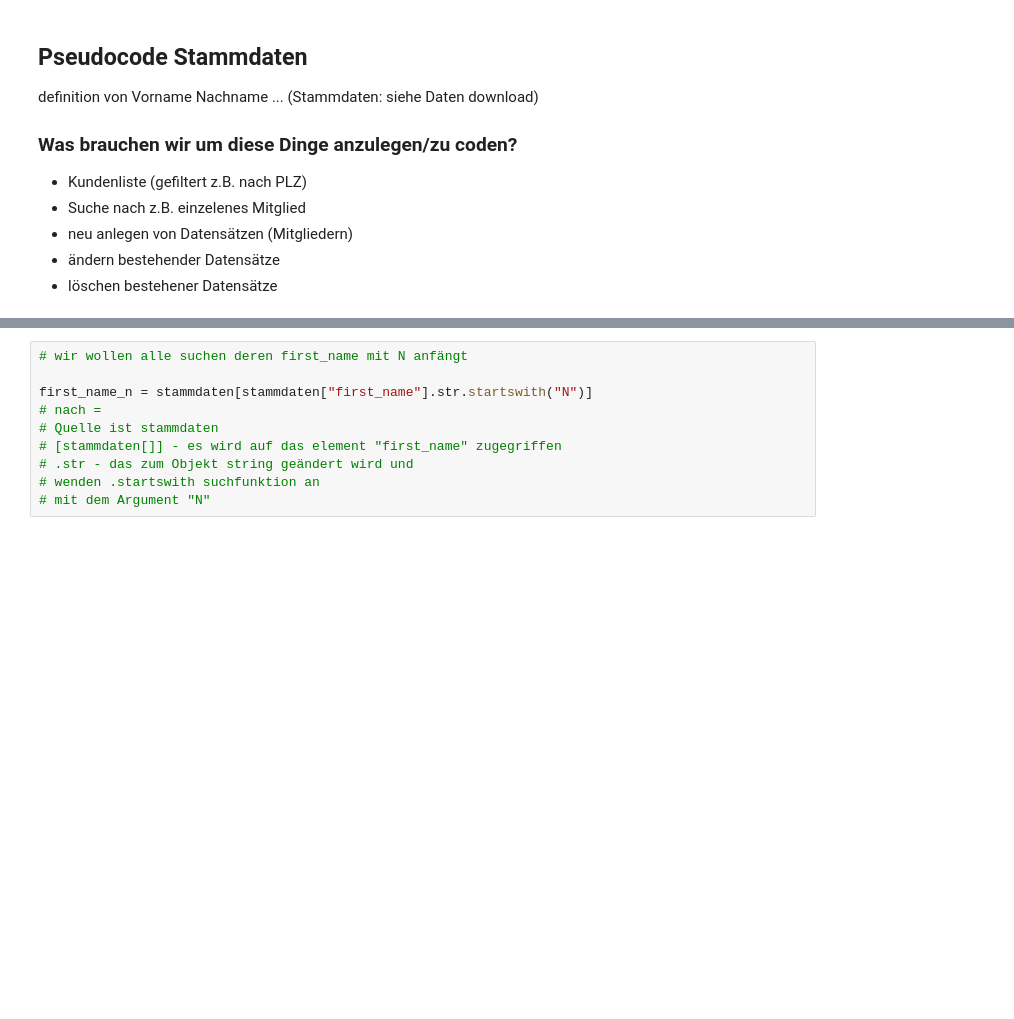
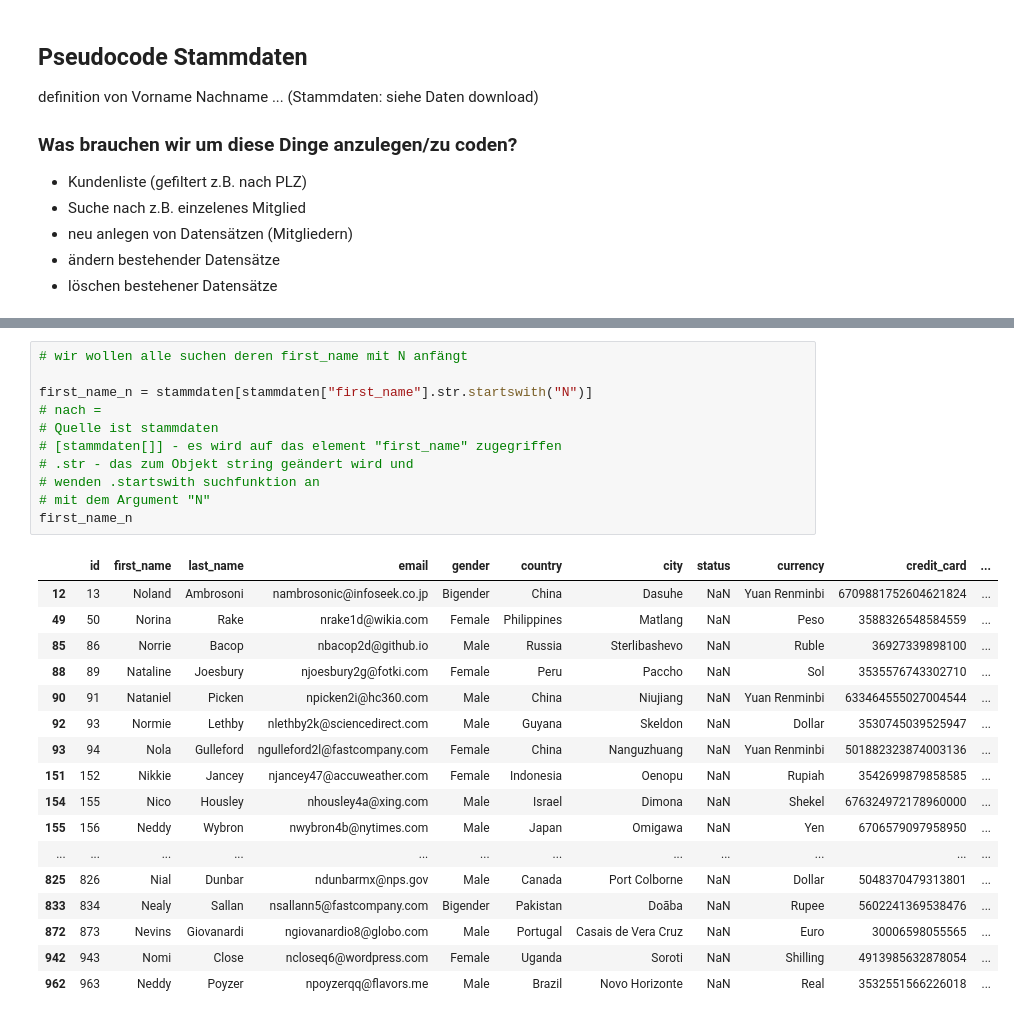
Before and after one commit to icewomen-hub/customer_calendar, a Jupyter notebook: gf_stammdaten.ipynb, the cells around one changed output, grey strips where cells are left out. Cells and saved outputs as stored; diff of their text form; blank space fills up the shorter version.

```diff
--- a/gf_stammdaten.ipynb
+++ b/gf_stammdaten.ipynb
@@ -24,13 +31,32 @@ pandas.core.frame.DataFrame
 # %%
 # wir wollen alle suchen deren first_name mit N anfängt
 
 first_name_n = stammdaten[stammdaten["first_name"].str.startswith("N")]
 # nach =
 # Quelle ist stammdaten
 # [stammdaten[]] - es wird auf das element "first_name" zugegriffen
 # .str - das zum Objekt string geändert wird und
 # wenden .startswith suchfunktion an
 # mit dem Argument "N"
+first_name_n
+# %% [output]
+|  | id | first_name | last_name | email | gender | country | city | status | currency | credit_card | ... |
+| 12 | 13 | Noland | Ambrosoni | nambrosonic@infoseek.co.jp | Bigender | China | Dasuhe | NaN | Yuan Renminbi | 6709881752604621824 | ... |
+| 49 | 50 | Norina | Rake | nrake1d@wikia.com | Female | Philippines | Matlang | NaN | Peso | 3588326548584559 | ... |
+| 85 | 86 | Norrie | Bacop | nbacop2d@github.io | Male | Russia | Sterlibashevo | NaN | Ruble | 36927339898100 | ... |
+| 88 | 89 | Nataline | Joesbury | njoesbury2g@fotki.com | Female | Peru | Paccho | NaN | Sol | 3535576743302710 | ... |
+| 90 | 91 | Nataniel | Picken | npicken2i@hc360.com | Male | China | Niujiang | NaN | Yuan Renminbi | 633464555027004544 | ... |
+| 92 | 93 | Normie | Lethby | nlethby2k@sciencedirect.com | Male | Guyana | Skeldon | NaN | Dollar | 3530745039525947 | ... |
+| 93 | 94 | Nola | Gulleford | ngulleford2l@fastcompany.com | Female | China | Nanguzhuang | NaN | Yuan Renminbi | 501882323874003136 | ... |
+| 151 | 152 | Nikkie | Jancey | njancey47@accuweather.com | Female | Indonesia | Oenopu | NaN | Rupiah | 3542699879858585 | ... |
+| 154 | 155 | Nico | Housley | nhousley4a@xing.com | Male | Israel | Dimona | NaN | Shekel | 676324972178960000 | ... |
+| 155 | 156 | Neddy | Wybron | nwybron4b@nytimes.com | Male | Japan | Omigawa | NaN | Yen | 6706579097958950 | ... |
+| ... | ... | ... | ... | ... | ... | ... | ... | ... | ... | ... | ... |
+| 825 | 826 | Nial | Dunbar | ndunbarmx@nps.gov | Male | Canada | Port Colborne | NaN | Dollar | 5048370479313801 | ... |
+| 833 | 834 | Nealy | Sallan | nsallann5@fastcompany.com | Bigender | Pakistan | Doāba | NaN | Rupee | 5602241369538476 | ... |
+| 872 | 873 | Nevins | Giovanardi | ngiovanardio8@globo.com | Male | Portugal | Casais de Vera Cruz | NaN | Euro | 30006598055565 | ... |
+| 942 | 943 | Nomi | Close | ncloseq6@wordpress.com | Female | Uganda | Soroti | NaN | Shilling | 4913985632878054 | ... |
+| 962 | 963 | Neddy | Poyzer | npoyzerqq@flavors.me | Male | Brazil | Novo Horizonte | NaN | Real | 3532551566226018 | ... |
 # %%
 # erstellen einer generischen Suchabfrage für Text
 
```
Also changed, not shown: parts of 5 cells of this notebook, 8 other files.
